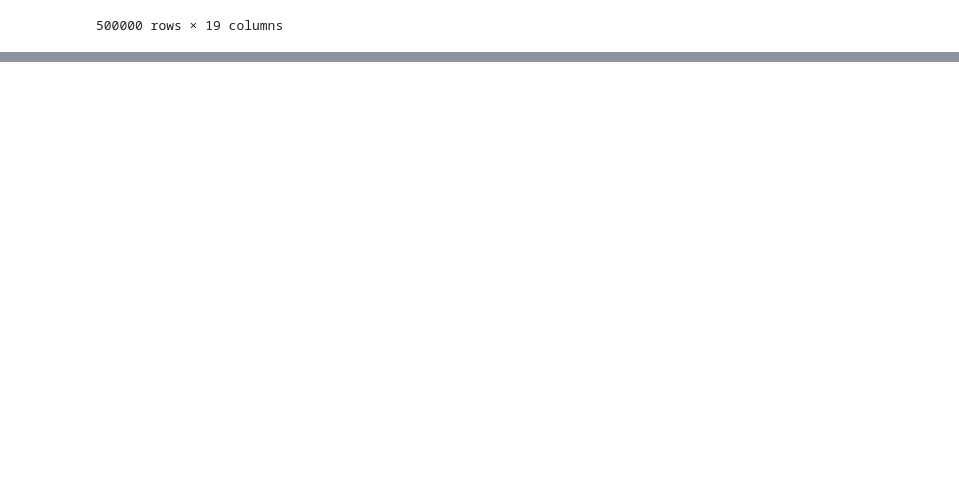
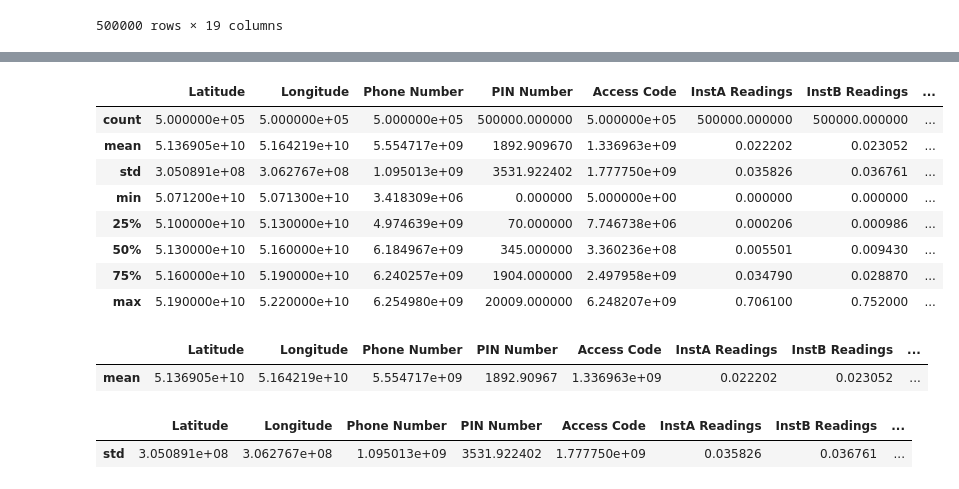
Before and after one commit to zwala/Assignments_PythonClass, a Jupyter notebook: Assignment.ipynb, the cells around one changed output, grey strips where cells are left out. Saved outputs shown, nothing was run; the diff lists cells and outputs as text; code cells hidden in the pictures; blank space fills up the shorter version.

```diff
--- a/Assignment.ipynb
+++ b/Assignment.ipynb
@@ -1,7 +1,7 @@
 # %%
 import pandas as pd
 # %%
-%timeit sheet1=pd.read_excel('part-00010-of-00500_1.xlsx')
+sheet1=pd.read_excel('part-00010-of-00500_1.xlsx')
 # %%
 sheet1
 # %% [output]
@@ -23,3 +23,10 @@ sheet1
 | 499998 | 51900000000 | 52200000000 | 5664371117 | 81 | 6568434 | 0.000068 | 0.000106 | 0.001938 | 0.000060 | 0.000169 | ... |
 | 499999 | 51900000000 | 52200000000 | 5664371117 | 82 | 2055570877 | 0.000053 | 0.000139 | 0.001934 | 0.000186 | 0.000295 | ... |
 500000 rows × 19 columns
+# %%
+sheet1=sheet1.rename(columns={50712000000:'Latitude',51000000000:'Longitude', 4665896876:'Phone Number', 333:'PIN Number',
+                      421565:'Access Code',0.03864:'InstA Readings',0.0675:'InstB Readings',
+                      0.07715:'InstC Readings', 0.002594:'InstD Readings',0.003239:'InstE Readings',
+                      0.06763:'InstF Readings',0.0001307:'InstG Readings',0.0003719:'InstH Reading' ,
+                      0.1353:'InstI Reading', 0.006714:'InstJ Readings',2.888:'InstK Reading',
+                      0.006882:'InstL Reading', 0:'InstM Reading',0.1:'InsaN Reading'})
@@ -25,0 +37,2 @@ sheet1
+# %%
+describe_df=sheet1.describe()
@@ -25,0 +43,24 @@ sheet1
+# %%
+describe_df
+# %% [output]
+|  | Latitude | Longitude | Phone Number | PIN Number | Access Code | InstA Readings | InstB Readings | ... |
+| count | 5.000000e+05 | 5.000000e+05 | 5.000000e+05 | 500000.000000 | 5.000000e+05 | 500000.000000 | 500000.000000 | ... |
+| mean | 5.136905e+10 | 5.164219e+10 | 5.554717e+09 | 1892.909670 | 1.336963e+09 | 0.022202 | 0.023052 | ... |
+| std | 3.050891e+08 | 3.062767e+08 | 1.095013e+09 | 3531.922402 | 1.777750e+09 | 0.035826 | 0.036761 | ... |
+| min | 5.071200e+10 | 5.071300e+10 | 3.418309e+06 | 0.000000 | 5.000000e+00 | 0.000000 | 0.000000 | ... |
+| 25% | 5.100000e+10 | 5.130000e+10 | 4.974639e+09 | 70.000000 | 7.746738e+06 | 0.000206 | 0.000986 | ... |
+| 50% | 5.130000e+10 | 5.160000e+10 | 6.184967e+09 | 345.000000 | 3.360236e+08 | 0.005501 | 0.009430 | ... |
+| 75% | 5.160000e+10 | 5.190000e+10 | 6.240257e+09 | 1904.000000 | 2.497958e+09 | 0.034790 | 0.028870 | ... |
+| max | 5.190000e+10 | 5.220000e+10 | 6.254980e+09 | 20009.000000 | 6.248207e+09 | 0.706100 | 0.752000 | ... |
+# %%
+#Mean of each column
+describe_df.iloc[[1,]] #Mean of each Column
+# %% [output]
+|  | Latitude | Longitude | Phone Number | PIN Number | Access Code | InstA Readings | InstB Readings | ... |
+| mean | 5.136905e+10 | 5.164219e+10 | 5.554717e+09 | 1892.90967 | 1.336963e+09 | 0.022202 | 0.023052 | ... |
+# %%
+#Standard Deviation
+describe_df.iloc[[2,]]
+# %% [output]
+|  | Latitude | Longitude | Phone Number | PIN Number | Access Code | InstA Readings | InstB Readings | ... |
+| std | 3.050891e+08 | 3.062767e+08 | 1.095013e+09 | 3531.922402 | 1.777750e+09 | 0.035826 | 0.036761 | ... |
```
Also changed, not shown: parts of 20 cells of this notebook.
